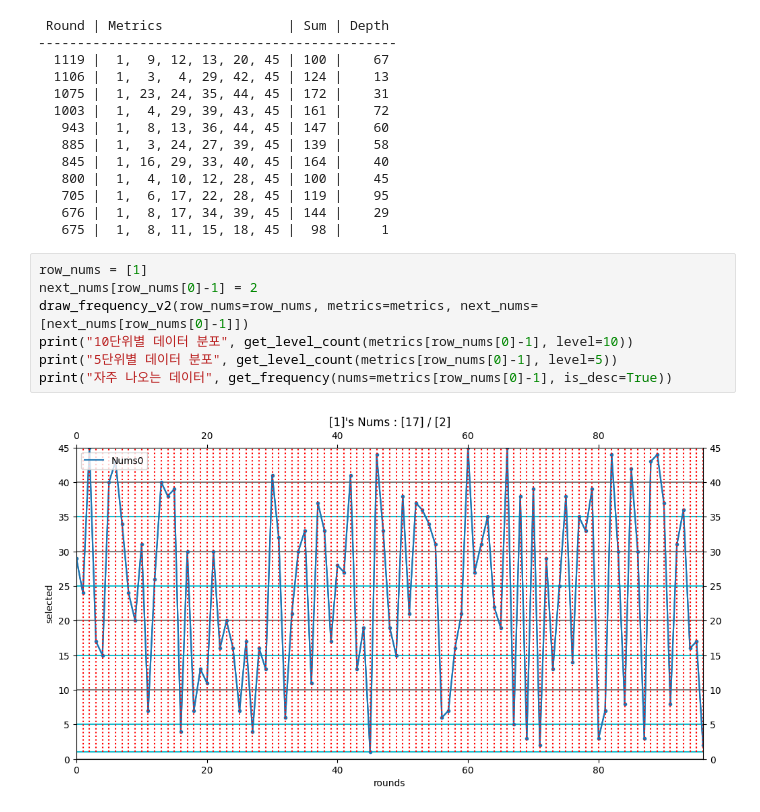
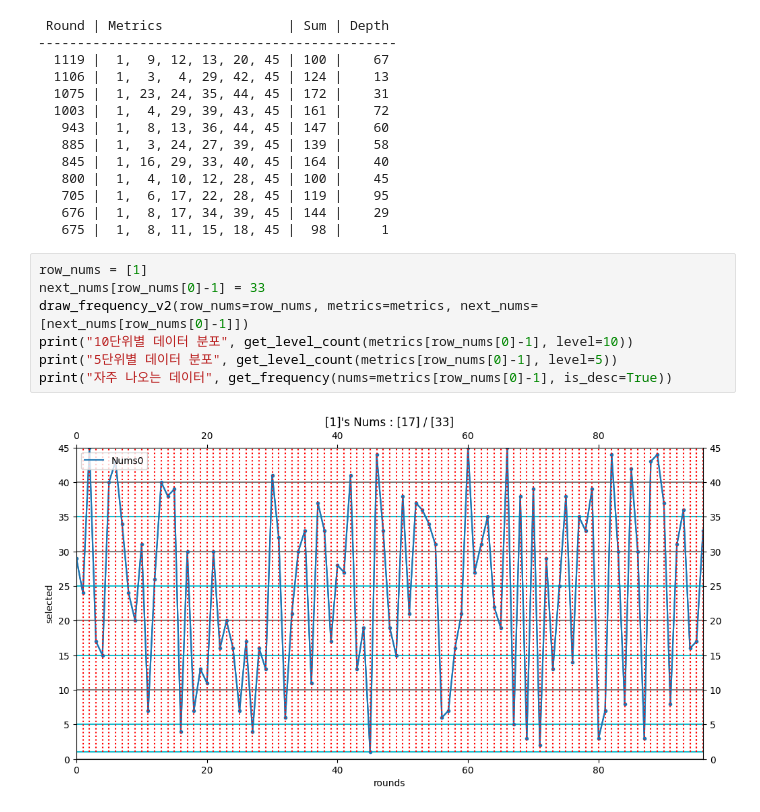
Before and after one commit to swhors/LSTM_Analyze, a Jupyter notebook: foresttrans/memo_re_0818_3.ipynb, the cells around one changed output. Cells and saved outputs as stored; diff of their text form.

```diff
--- a/foresttrans/memo_re_0818_3.ipynb
+++ b/foresttrans/memo_re_0818_3.ipynb
@@ -309,10 +309,10 @@ get_likey(like_query, next_round)
    675 |  1,  8, 11, 15, 18, 45 |  98 |     1
 # %%
 row_nums = [1]
-next_nums[row_nums[0]-1] = 2
+next_nums[row_nums[0]-1] = 33
 draw_frequency_v2(row_nums=row_nums, metrics=metrics, next_nums=[next_nums[row_nums[0]-1]])
 print("10단위별 데이터 분포", get_level_count(metrics[row_nums[0]-1], level=10))
 print("5단위별 데이터 분포", get_level_count(metrics[row_nums[0]-1], level=5))
 print("자주 나오는 데이터", get_frequency(nums=metrics[row_nums[0]-1], is_desc=True))
 # %% [output]
-[figure, old version]
+[figure, new version]
```
Also changed, not shown: parts of 8 cells of this notebook, 1 other file.
